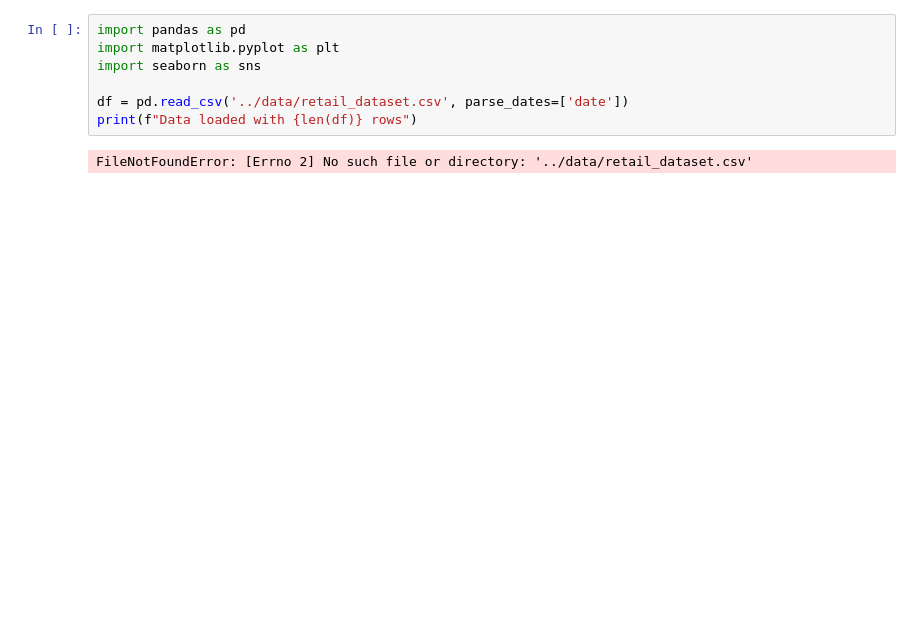
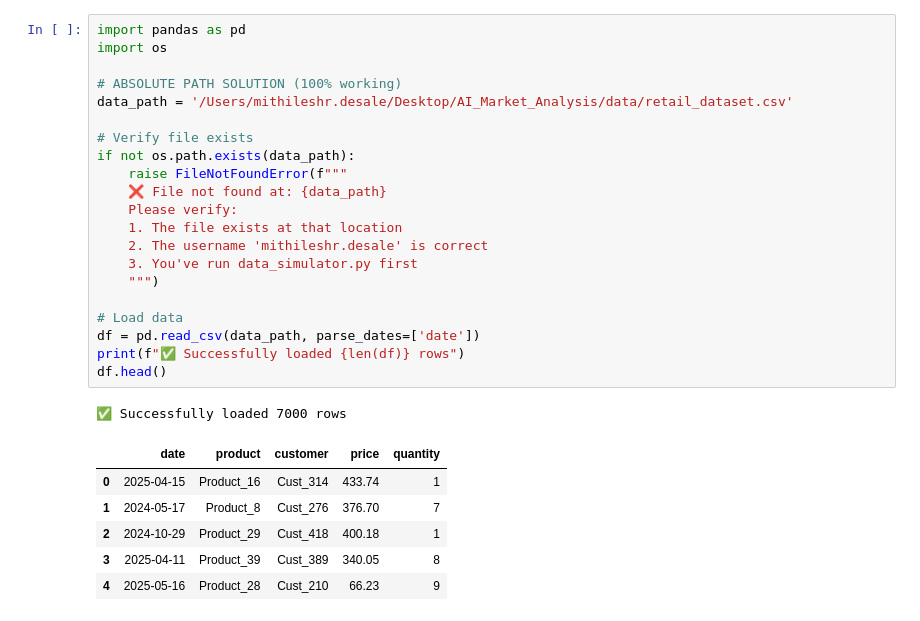
Before and after one commit to Mithilesh31/AI_Market_Analysis, a Jupyter notebook: notebooks/EDA.ipynb, the cells around one changed output. Cells and saved outputs as stored; diff of their text form; blank space fills up the shorter version.

```diff
--- a/notebooks/EDA.ipynb
+++ b/notebooks/EDA.ipynb
@@ -1,9 +1,29 @@
 # %%
 import pandas as pd
-import matplotlib.pyplot as plt
-import seaborn as sns
+import os
 
-df = pd.read_csv('../data/retail_dataset.csv', parse_dates=['date'])
-print(f"Data loaded with {len(df)} rows")
+# ABSOLUTE PATH SOLUTION (100% working)
+data_path = '/Users/mithileshr.desale/Desktop/AI_Market_Analysis/data/retail_dataset.csv'
+
+# Verify file exists
+if not os.path.exists(data_path):
+    raise FileNotFoundError(f"""
+    ❌ File not found at: {data_path}
+    Please verify:
+    1. The file exists at that location
+    2. The username 'mithileshr.desale' is correct
+    3. You've run data_simulator.py first
+    """)
+
+# Load data
+df = pd.read_csv(data_path, parse_dates=['date'])
+print(f"✅ Successfully loaded {len(df)} rows")
+df.head()
 # %% [output]
-FileNotFoundError: [Errno 2] No such file or directory: '../data/retail_dataset.csv'
+✅ Successfully loaded 7000 rows
+|  | date | product | customer | price | quantity |
+| 0 | 2025-04-15 | Product_16 | Cust_314 | 433.74 | 1 |
+| 1 | 2024-05-17 | Product_8 | Cust_276 | 376.70 | 7 |
+| 2 | 2024-10-29 | Product_29 | Cust_418 | 400.18 | 1 |
+| 3 | 2025-04-11 | Product_39 | Cust_389 | 340.05 | 8 |
+| 4 | 2025-05-16 | Product_28 | Cust_210 | 66.23 | 9 |
```
Also changed, not shown: parts of 9 cells of this notebook, 2 other files.
